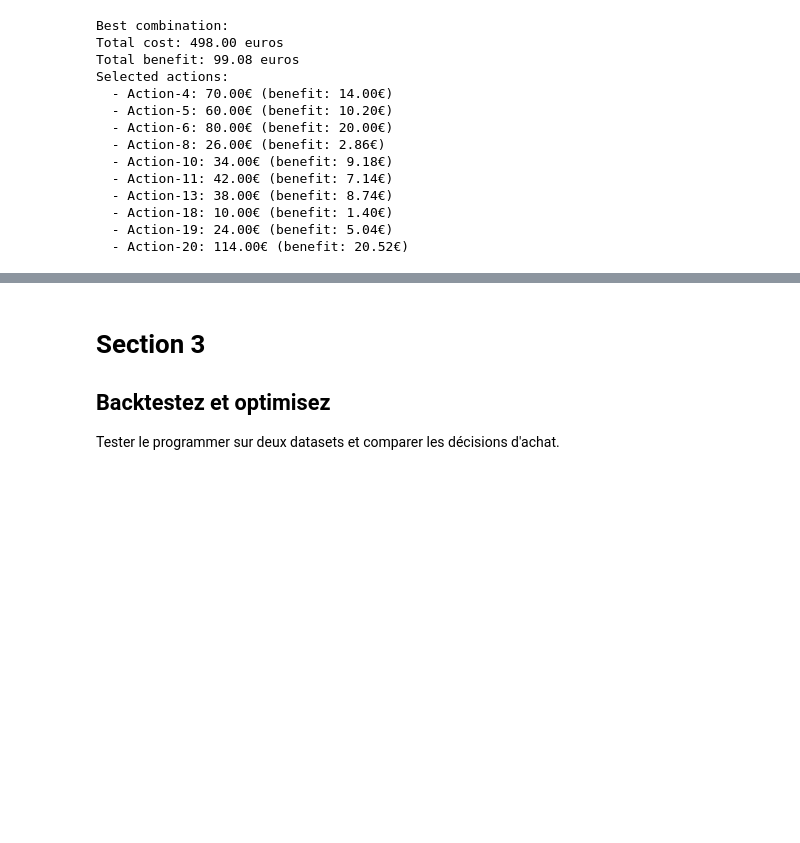
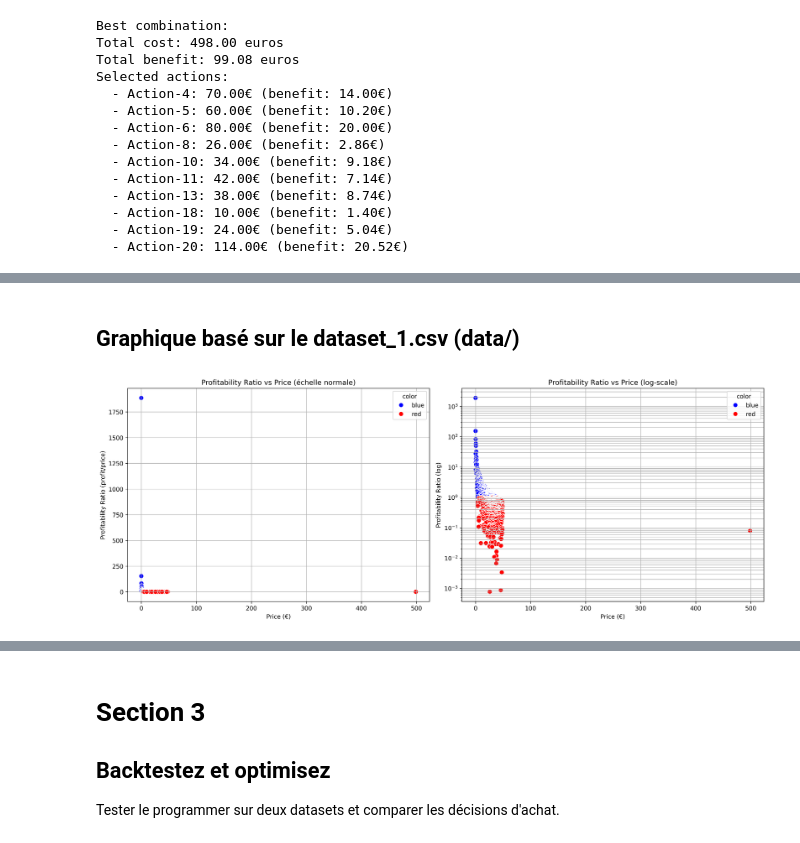
Before and after one commit to MithrandirEa/P7_Algorithmes, a Jupyter notebook: first_search/search_Notebook.ipynb, the cells around one changed output, grey strips where cells are left out. Cells and saved outputs as stored; diff of their text form; code cells hidden in the pictures; blank space fills up the shorter version.

```diff
--- a/first_search/search_Notebook.ipynb
+++ b/first_search/search_Notebook.ipynb
@@ -19,4 +48,6 @@
 # %%
+"""Version 1 (Brute Force)"""
+
 import csv
 from itertools import combinations
 
@@ -69,7 +100,7 @@ def find_best_combination(actions, max_budget=500):
     return best_combination
 
 # Lecture des actions et recherche de la meilleure combinaison
-actions = read_actions_from_csv('actions.csv')
+actions = read_actions_from_csv('data/Actions.csv')
 best = find_best_combination(actions)
 
 # Affichage du résultat
@@ -110,0 +206,58 @@ Selected actions:
+# %% [markdown]
+## Graphique basé sur le dataset_1.csv (data/)
+# %%
+import pandas as pd
+import matplotlib.pyplot as plt
+import seaborn as sns
+
+df = pd.DataFrame(sorted_actions_dataset1)
+
+# Coloration selon ton critère (< 1 → rouge, sinon bleu)
+df['color'] = df['profitability_ratio'].apply(lambda v: 'red' if v < 1 else 'blue')
+
+# ----------------------------
+# Deux graphiques côte à côte
+# ----------------------------
+plt.figure(figsize=(16, 6), dpi=300)
+
+# -------------------------
+# GRAPHIQUE 1 : échelle normale
+# -------------------------
+plt.subplot(1, 2, 1)
+sns.scatterplot(
+    data=df,
+    x='price',
+    y='profitability_ratio',
+    hue='color',
+    palette={'red': 'red', 'blue': 'blue'},
+    s=60,
+    marker='o'
+)
+plt.title("Profitability Ratio vs Price (échelle normale)")
+plt.xlabel("Price (€)")
+plt.ylabel("Profitability Ratio (profit/price)")
+plt.grid(True)
+
+# -------------------------
+# GRAPHIQUE 2 : échelle logarithmique
+# -------------------------
+plt.subplot(1, 2, 2)
+sns.scatterplot(
+    data=df,
+    x='price',
+    y='profitability_ratio',
+    hue='color',
+    palette={'red': 'red', 'blue': 'blue'},
+    s=60,
+    marker='o'
+)
+plt.yscale('log')  # <-- Échelle logarithmique
+plt.title("Profitability Ratio vs Price (log-scale)")
+plt.xlabel("Price (€)")
+plt.ylabel("Profitability Ratio (log)")
+plt.grid(True, which='both')
+
+plt.tight_layout()   # évite le chevauchement
+plt.show()
+# %% [output]
+[figure, added]
```
Also changed, not shown: parts of 6 cells of this notebook.
